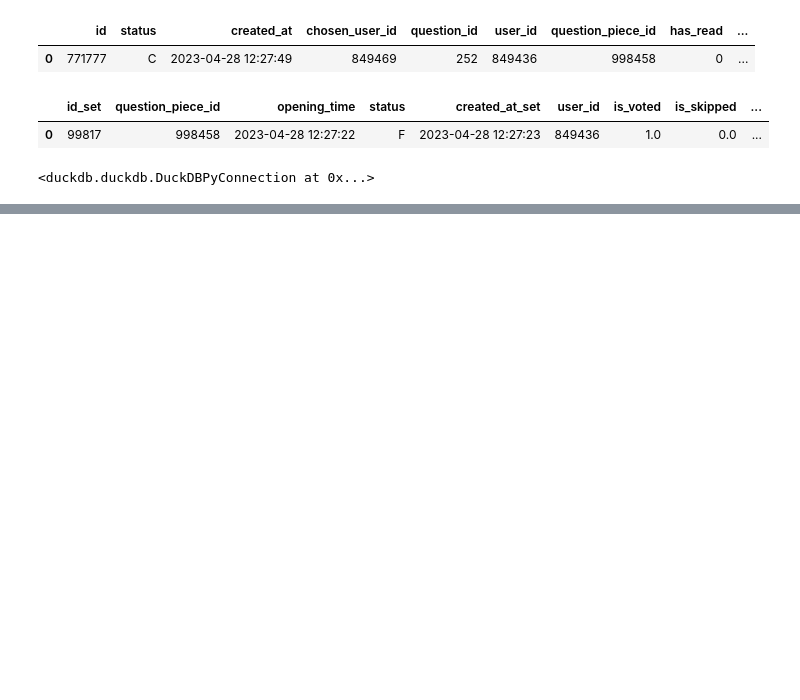
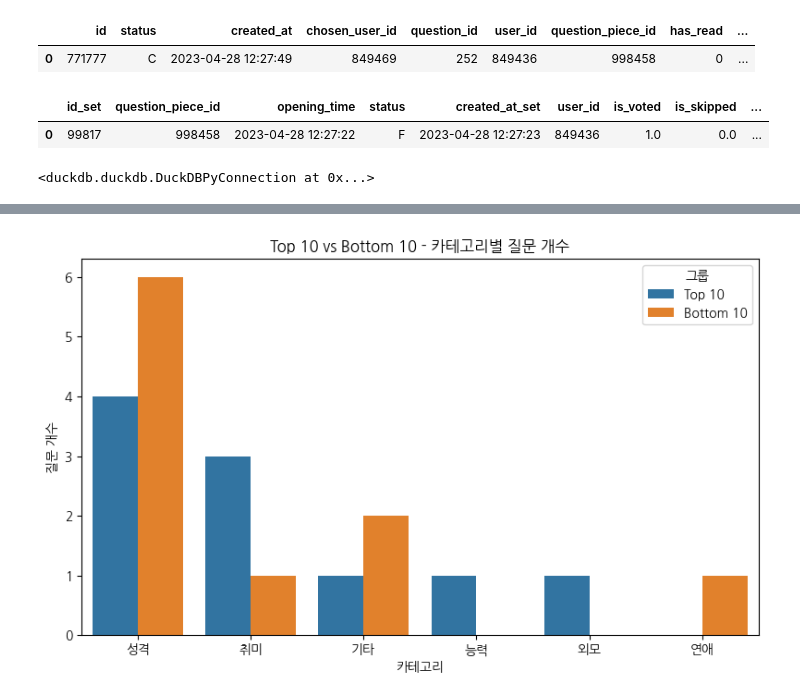
Before and after one commit to goheejieuri/final_project_team3, a Jupyter notebook: eunji.ipynb, the cells around one changed output, grey strips where cells are left out. Drawn from its saved outputs; the diff is of its cells as text; code cells hidden in the pictures; blank space fills up the shorter version.

```diff
--- a/eunji.ipynb
+++ b/eunji.ipynb
@@ -1591,0 +1596,6 @@ plt.show()
+# %%
+final_question_df = mem_con.execute("""
+    SELECT * FROM read_parquet('gs://sprintda07-gohee-bucket/final_project/최종프로젝트_데이터(parquet)/votes/final_question_df.parquet')
+""").fetchdf()
+
+print(final_question_df.head())
@@ -1591,0 +1633,3 @@ plt.show()
+# %%
+no_dups_df = final_question_df.drop_duplicates(subset=["question_text"])
+no_dups_df["category_nlp"].value_counts().sort_index()
@@ -1591,0 +1704,4 @@ plt.show()
+# %%
+top10_df = no_dups_df.sort_values(["voted_users"], ascending=[False]).head(10)
+top10_df["group"] = "Top 10"
+top10_df
@@ -1591,0 +1720,4 @@ plt.show()
+# %%
+bot10_df = no_dups_df.sort_values(["voted_users"], ascending=[True]).head(10)
+bot10_df["group"] = "Bottom 10"
+bot10_df
@@ -1591,0 +1736,14 @@ plt.show()
+# %%
+compare_df = pd.concat([top10_df, bot10_df], ignore_index=True)
+
+plt.figure(figsize=(8,5))
+sns.countplot(data=compare_df, x="category_nlp", hue="group",
+              order=compare_df["category_nlp"].value_counts().index)
+plt.title("Top 10 vs Bottom 10 - 카테고리별 질문 개수")
+plt.xlabel("카테고리")
+plt.ylabel("질문 개수")
+plt.legend(title="그룹")
+plt.tight_layout()
+plt.show()
+# %% [output]
+[figure, added]
```
Also changed, not shown: parts of 17 cells of this notebook.
